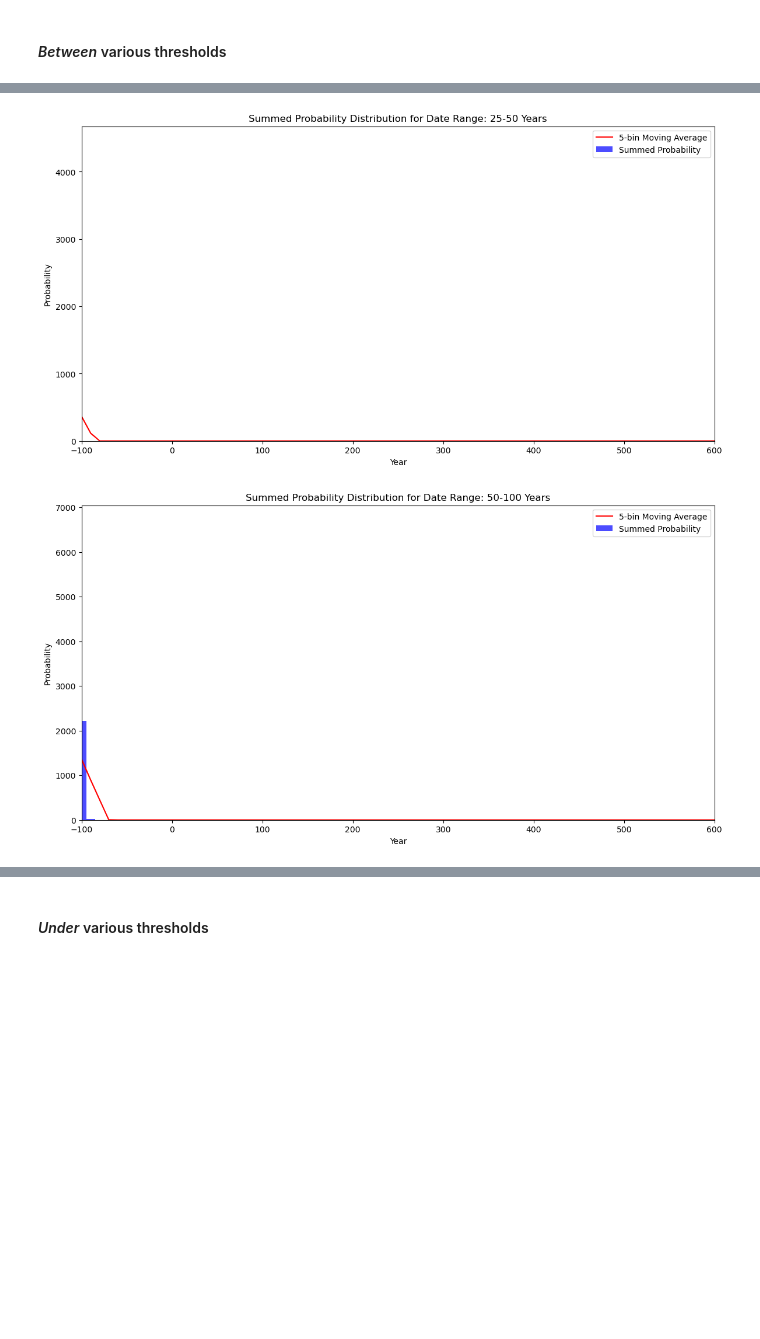
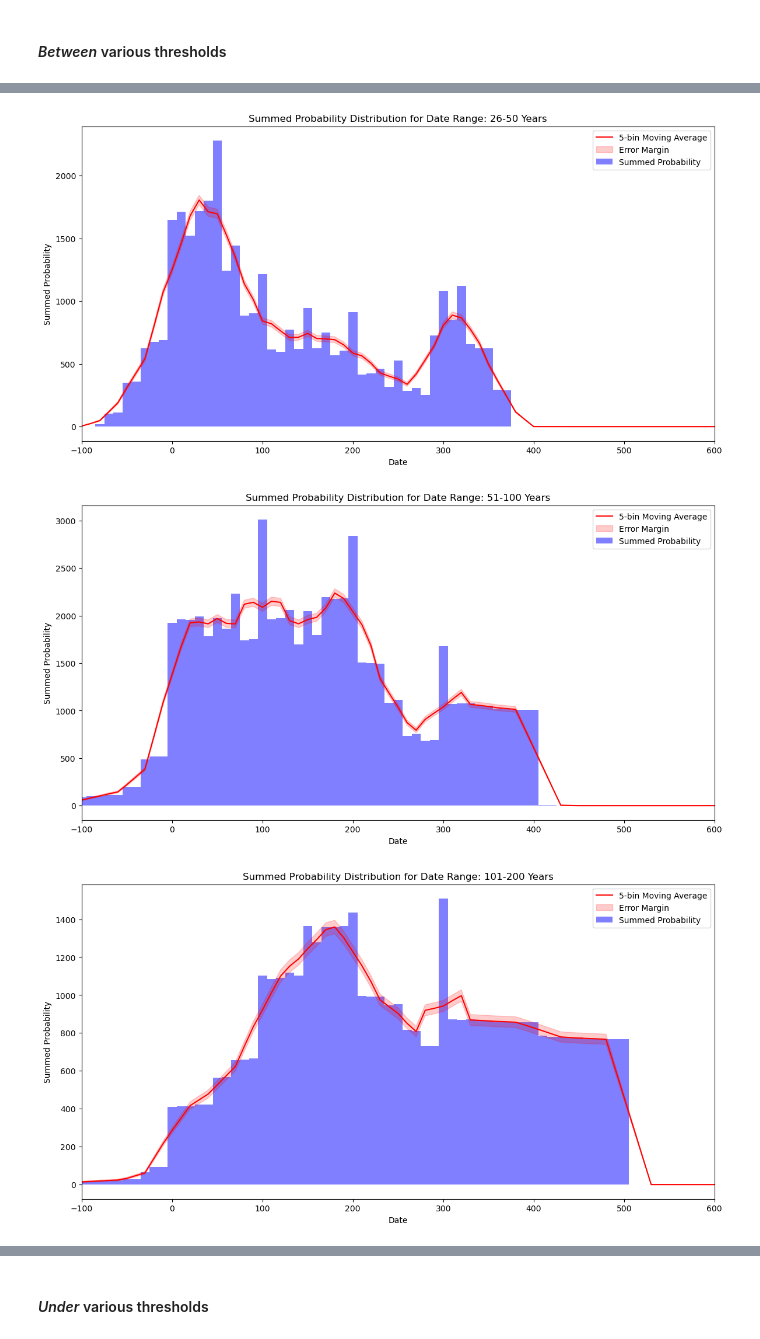
Before and after one commit to saross/inscriptions, a Jupyter notebook: inscriptions-spa.ipynb, the cells around one changed output, grey strips where cells are left out. Saved outputs shown, nothing was run; the diff lists cells and outputs as text; code cells hidden in the pictures; blank space fills up the shorter version.

Commit message:
Combine multiple plots based on date-range thresholds with a trend line and error margins

```diff
--- a/inscriptions-spa.ipynb
+++ b/inscriptions-spa.ipynb
@@ -437,22 +437,19 @@ thresholds = [
 # Determine the earliest and latest dates for the axis
 earliest_date = int(lire['not_before'].min())
 latest_date = int(lire['not_after'].max())
-remainder = (latest_date - earliest_date) % 25
-latest_date_adjusted = latest_date + (25 - remainder)
-
 
 # Create a plot for each threshold
 for start, end in thresholds:
     subset_df = lire[(lire['date_range'] >= start) & (lire['date_range'] < end)]
 
     # Set the resolution to 25 years
-    summed_prob = compute_summed_probability(subset_df, earliest_date, latest_date_adjusted, resolution=25)
+    summed_prob = compute_summed_probability(subset_df, earliest_date, latest_date, resolution=25)
 
     plt.figure()
     plt.title(f'Summed Probability Distribution for Date Ranges {start}-{end} Years')
 
     # Changed width and step size in np.arange to 25
-    plt.bar(np.arange(earliest_date, latest_date_adjusted, 25), summed_prob, width=25, color='blue', alpha=0.7)
+    plt.bar(np.arange(earliest_date, latest_date, 25), summed_prob, width=25, color='blue', alpha=0.7)
     plt.xlim([-100, 600])
     plt.xlabel('Date')
     plt.ylabel('Summed Probability')
@@ -704,7 +701,7 @@ plt.show()
 # %% [markdown]
 #### *Between* various thresholds
 # %%
-def compute_summed_probability(df, earliest_date, latest_date, resolution=25):
+def compute_summed_probability(df, earliest_date, latest_date, resolution=10):
     """
     Compute the summed probability distribution of inscriptions with error margins.
 
@@ -744,19 +741,27 @@ def compute_summed_probability(df, earliest_date, latest_date, resolution=25):
 
     return summed_prob, std_devs
 
-# Define date ranges for analysis
-date_ranges = [(-1, 1), (1, 10), (10, 25), (25, 50), (50, 100), (100, 200), (200, 300), (300, float('inf'))]
+# Define date range thresholds for filtering
+thresholds = [(0, 0), (1, 10), (11, 25), (26, 50), (51, 100), (101, 200), (201, 300), (301, float('inf'))]
 
 # Define overall earliest and latest date in the dataset, and bin resolution
 earliest_date, latest_date = lire['not_before'].min(), lire['not_after'].max()
-resolution = 25
+resolution = 10
 
 # Loop through each date range and plot
-for start, end in date_ranges:
-    subset_df = lire[(lire['date_range'] >= start) & (lire['date_range'] < end)]
+for start, end in thresholds:
+    if end == float('inf'):
+        subset_df = lire[lire['date_range'] >= start]
+        label = f"{start}+"
+    elif start == 0 and end == 0:
+        subset_df = lire[lire['date_range'] == 0]
+        label = f"{start}"
+    else:
+        subset_df = lire[(lire['date_range'] >= start) & (lire['date_range'] <= end)]
+        label = f"{start}-{end - 1}"
 
     # Calculate the summed probability and standard deviations for the filtered data
-    summed_prob, std_devs = compute_summed_probability(subset_df, earliest_date, latest_date, resolution=25)
+    summed_prob, std_devs = compute_summed_probability(subset_df, earliest_date, latest_date, resolution=10)
 
     # Generate x-values for plotting, making sure they align in shape with summed_prob
     x_values = np.arange(earliest_date, latest_date, resolution)[:len(summed_prob)]
@@ -764,7 +769,7 @@ for start, end in date_ranges:
     plt.figure(figsize=(14, 7))
 
     # Plot the summed probability distribution
-    plt.bar(x_values, summed_prob, width=resolution, color='blue', alpha=0.7, label='Summed Probability')
+    plt.bar(x_values, summed_prob, width=resolution, color='blue', alpha=0.5, label='Summed Probability')
 
    # Calculate and plot the moving average
     window_size = 5
@@ -783,13 +788,13 @@ for start, end in date_ranges:
     moving_avg_x = x_values[int(window_size/2):-int(window_size/2)+1][:len(moving_avg)]
 
     # Plot the moving average
-    plt.fill_between(moving_avg_x, moving_avg - moving_std_dev, moving_avg + moving_std_dev, color='red', alpha=0.2)
     plt.plot(moving_avg_x, moving_avg, color='red', label=f"{window_size}-bin Moving Average")
+    plt.fill_between(moving_avg_x, moving_avg - moving_std_dev, moving_avg + moving_std_dev, color='red', alpha=0.2, label='Error Margin')  # Added label here
+    plt.title(f"Summed Probability Distribution for Date Range: {start}-{end} Years")
 
-    plt.title(f"Summed Probability Distribution for Date Range: {start}-{end} Years")
-    plt.xlabel("Year")
+    plt.xlabel('Date')
     plt.xlim([-100, 600])
-    plt.ylabel("Probability")
+    plt.ylabel('Summed Probability')
     plt.legend()
 
     plt.show()
@@ -800,2 +805,3 @@ for start, end in date_ranges:
-[figure, old version]
+[figure, new version]
-[figure, old version]
+[figure, new version]
+[figure, added]
```
Also changed, not shown: parts of 2 cells of this notebook.
